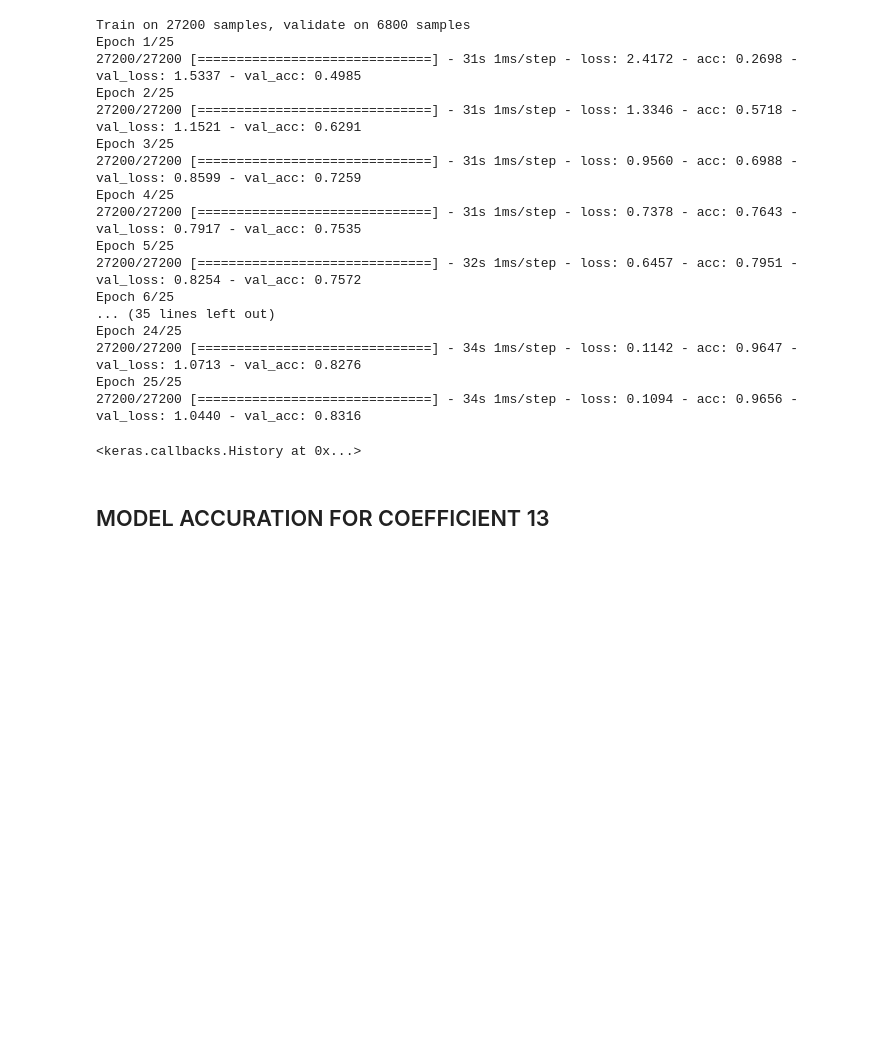
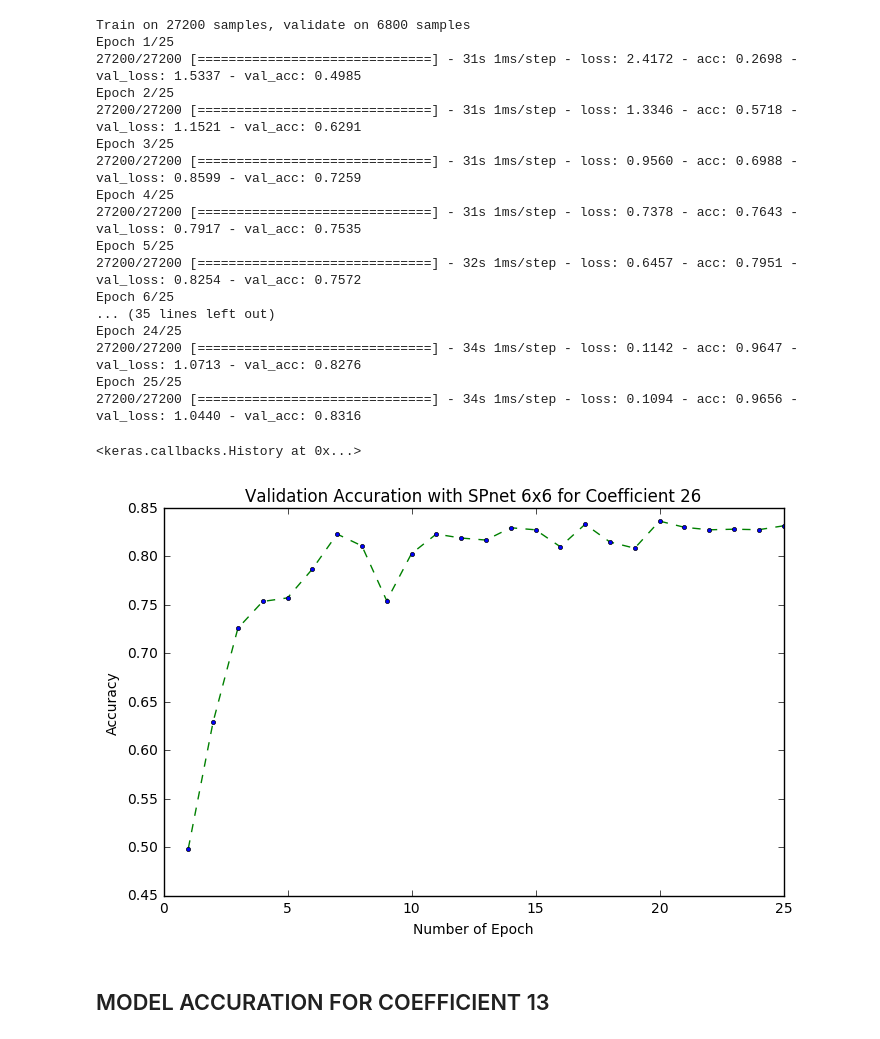
Before and after one commit to iss14036/Single-Word-Recognition-with-CNN, a Jupyter notebook: CNN_DEFAULT.ipynb, the cells around one changed output. Drawn from its saved outputs; the diff is of its cells as text; code cells hidden in the pictures; blank space fills up the shorter version.

Commit message:
curve

```diff
--- a/CNN_DEFAULT.ipynb
+++ b/CNN_DEFAULT.ipynb
@@ -964,11 +964,23 @@ Epoch 25/25
 <keras.callbacks.History at 0x...>
 # %%
 graph = {}
-graph[1] = 0.4985; graph[6] = 0.7869; graph[11] = 0.8231; graph[16] = ; graph[21] = ;
-graph[2] = 0.6291; graph[7] = 0.8231; graph[12] = 0.8190; graph[17] = ; graph[22] = ;
-graph[3] = 0.7259; graph[8] = 0.8109; graph[13] = 0.8169; graph[18] = ; graph[23] = ;
-graph[4] = 0.7535; graph[9] = 0.7543; graph[14] = 0.8296; graph[19] = ; graph[24] = ;
-graph[5] = 0.7572; graph[10] = 0.8029; graph[15] = 0.8275; graph[20] = ; graph[25] = ;
+graph[1] = 0.4985; graph[6] = 0.7869; graph[11] = 0.8231; graph[16] = 0.8100; graph[21] = 0.8301;
+graph[2] = 0.6291; graph[7] = 0.8231; graph[12] = 0.8190; graph[17] = 0.8332; graph[22] = 0.8275;
+graph[3] = 0.7259; graph[8] = 0.8109; graph[13] = 0.8169; graph[18] = 0.8149; graph[23] = 0.8281;
+graph[4] = 0.7535; graph[9] = 0.7543; graph[14] = 0.8296; graph[19] = 0.8085; graph[24] = 0.8276;
+graph[5] = 0.7572; graph[10] = 0.8029; graph[15] = 0.8275; graph[20] = 0.8365; graph[25] = 0.8316;
+# %%
+x = list(graph.keys())
+y = list(graph.values())
+plt.figure(figsize=(8,5))
+plt.plot(x, y, color='green', linestyle='dashed', linewidth = 1,
+         marker='o', markerfacecolor='blue', markersize=3)
+plt.xlabel('Number of Epoch')
+plt.ylabel('Accuracy')
+plt.title('Validation Accuration with SPnet 6x6 for Coefficient 26')
+plt.show()
+# %% [output]
+[figure, added]
 # %%
 spnet13 = {}
 lenet13 = {}
```
